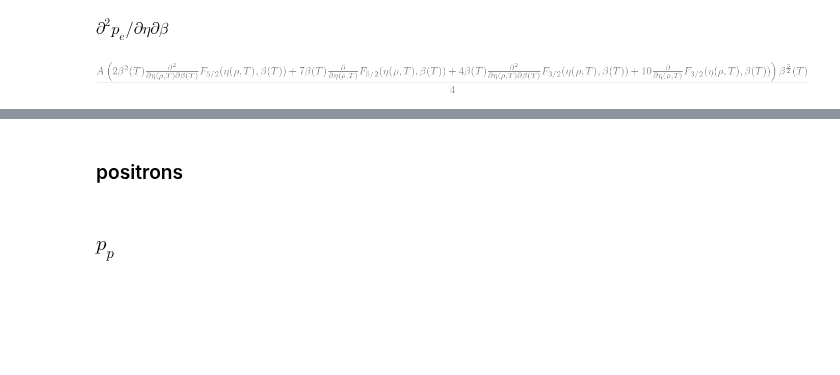
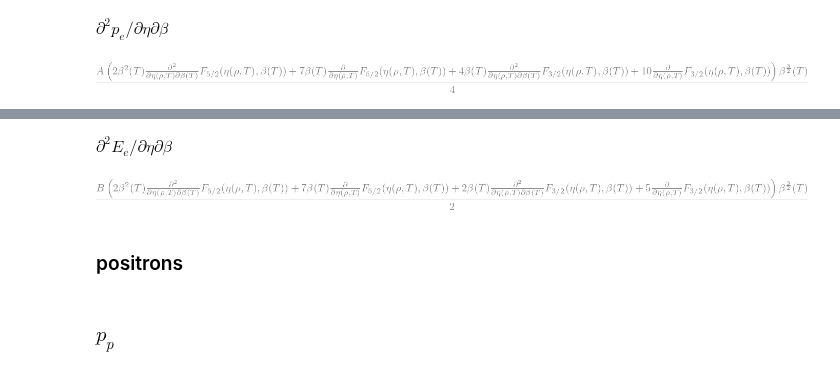
Before and after one commit to zingale/electron_positron_cxx, a Jupyter notebook: degenerate_derivatives.ipynb, the cells around one changed output, grey strips where cells are left out. Saved outputs shown, nothing was run; the diff lists cells and outputs as text; code cells hidden in the pictures; blank space fills up the shorter version.

```diff
--- a/degenerate_derivatives.ipynb
+++ b/degenerate_derivatives.ipynb
@@ -362,2 +389,9 @@ simplify(dEe_dbeta)
+# %% [markdown]
+$\partial^2 E_e / \partial \eta\partial \beta$
+# %%
+d2Ee_detadbeta = diff(E_e_full, eta, beta)
+simplify(d2Ee_detadbeta)
+# %% [output]
+[figure, added]
 # %% [markdown]
 ### positrons
```
Also changed, not shown: parts of 29 cells of this notebook.
